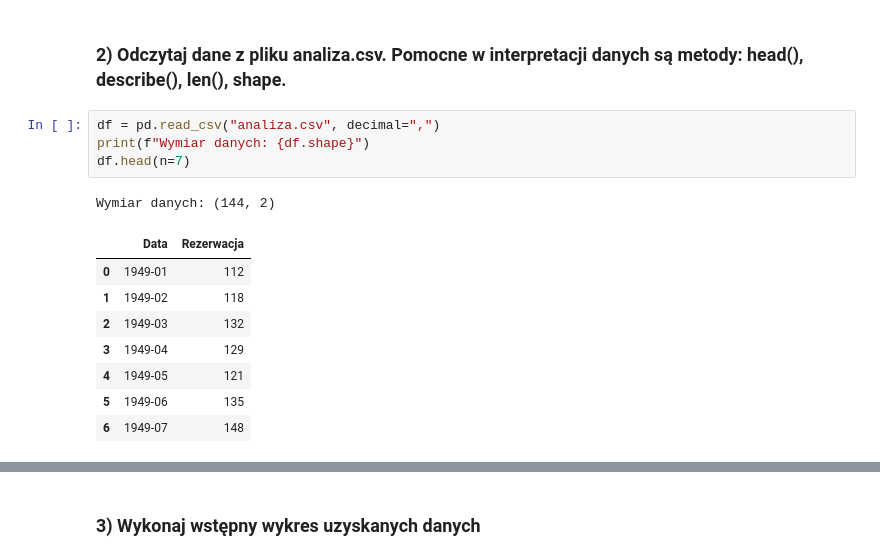
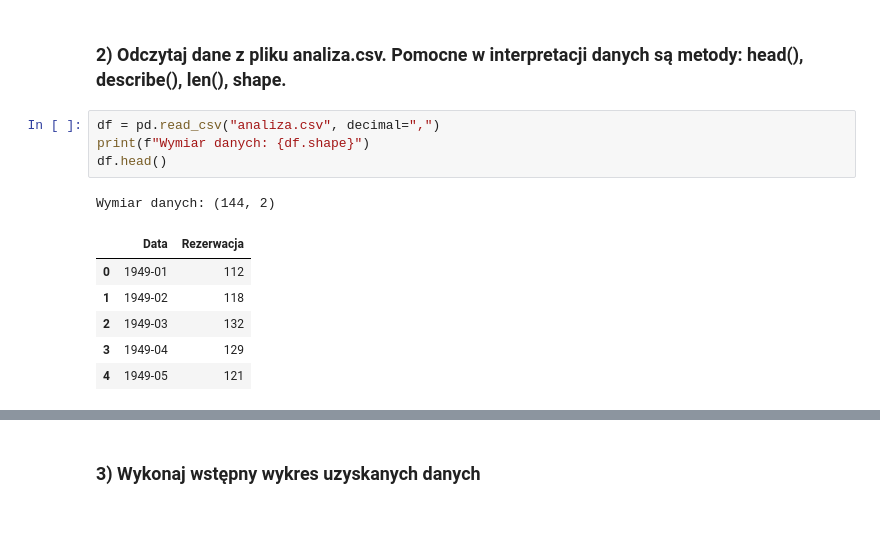
Before and after one commit to Artur-Mzyk/Analiza_i_bazy_danych, a Jupyter notebook: Lab10/raport.ipynb, the cells around one changed output, grey strips where cells are left out. Cells and saved outputs as stored; diff of their text form; blank space fills up the shorter version.

```diff
--- a/Lab10/raport.ipynb
+++ b/Lab10/raport.ipynb
@@ -139,14 +139,12 @@ warnings.filterwarnings("ignore")
 # %%
 df = pd.read_csv("analiza.csv", decimal=",")
 print(f"Wymiar danych: {df.shape}")
-df.head(n=7)
+df.head()
 # %% [output]
 Wymiar danych: (144, 2)
 |  | Data | Rezerwacja |
 | 0 | 1949-01 | 112 |
 | 1 | 1949-02 | 118 |
 | 2 | 1949-03 | 132 |
 | 3 | 1949-04 | 129 |
 | 4 | 1949-05 | 121 |
-| 5 | 1949-06 | 135 |
-| 6 | 1949-07 | 148 |
```
Also changed, not shown: parts of 21 cells of this notebook.
